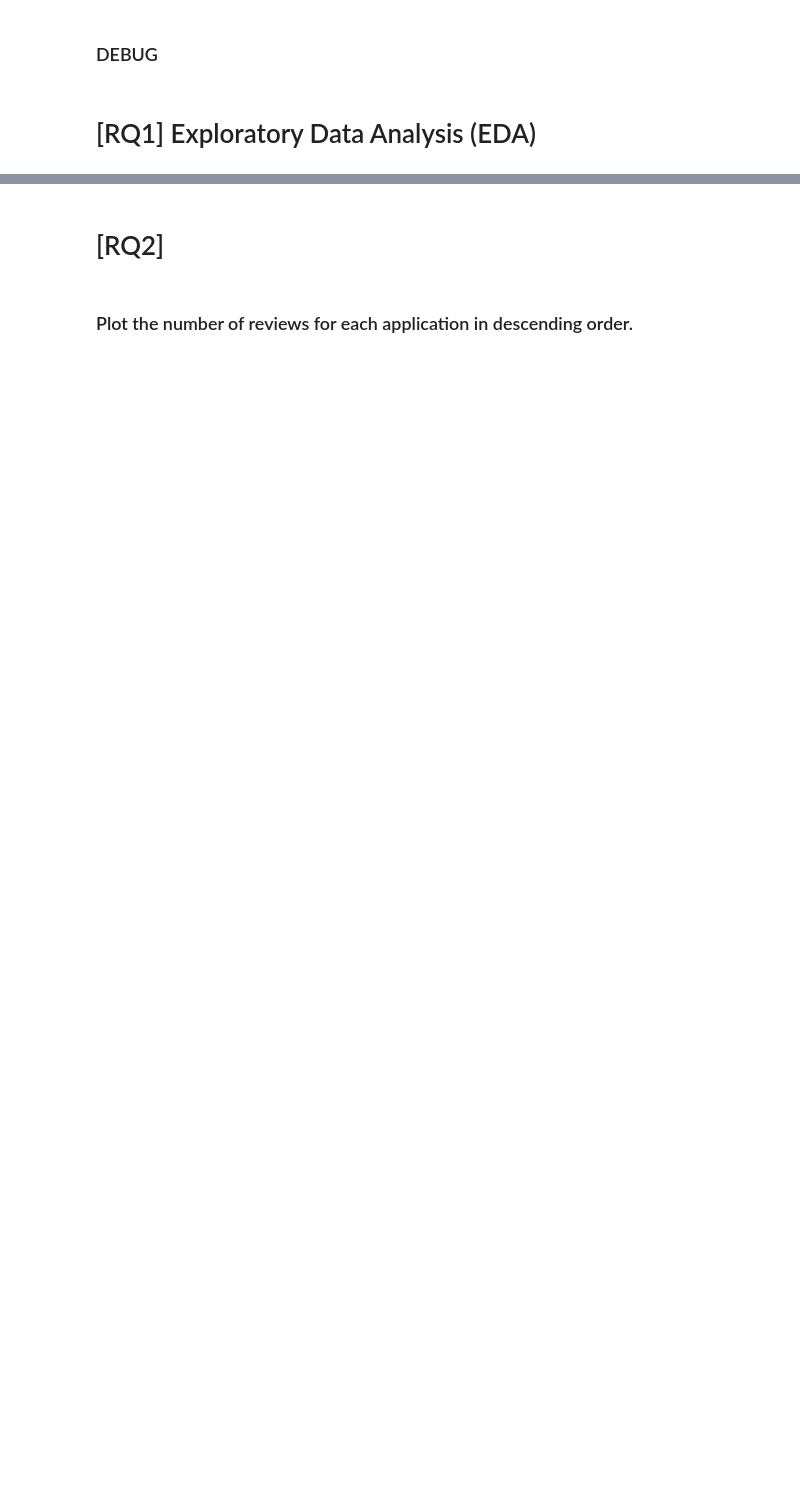
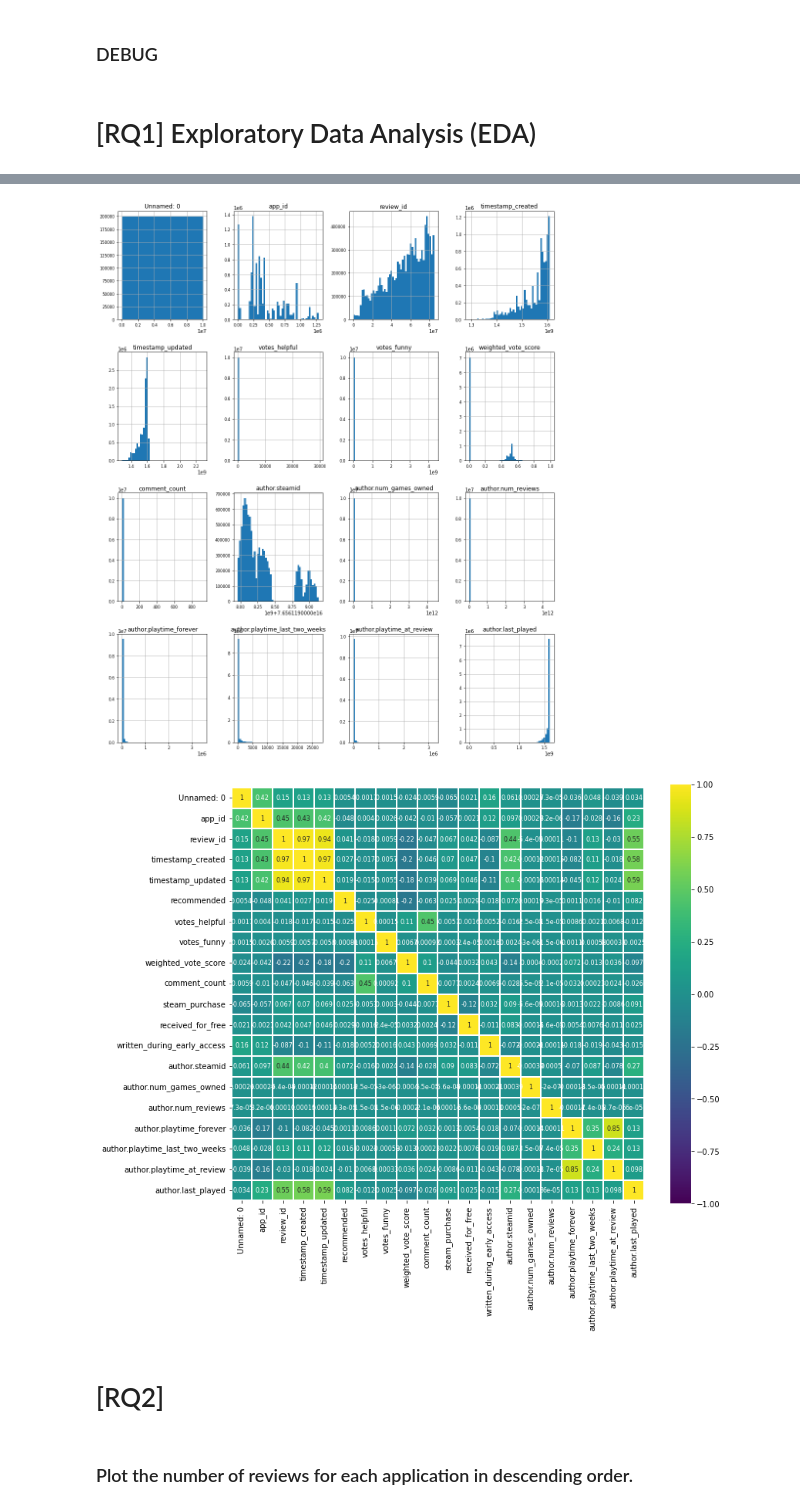
Before and after one commit to MatteoSava/ADM-HW2, a Jupyter notebook: ADM_HW2.ipynb, the cells around one changed output, grey strips where cells are left out. Saved outputs shown, nothing was run; the diff lists cells and outputs as text; code cells hidden in the pictures; blank space fills up the shorter version.

```diff
--- a/ADM_HW2.ipynb
+++ b/ADM_HW2.ipynb
@@ -66,3 +61,9 @@ None
+# %%
+#print a summary analysis of the whole dataset, included a correlation graph
+steam.plot_insight_graphs(df)
+# %% [output]
+[figure, added]
+[figure, added]
 # %% [markdown]
 # [RQ2]
 # %% [markdown]
```
Also changed, not shown: parts of 33 cells of this notebook, 1 other file.
